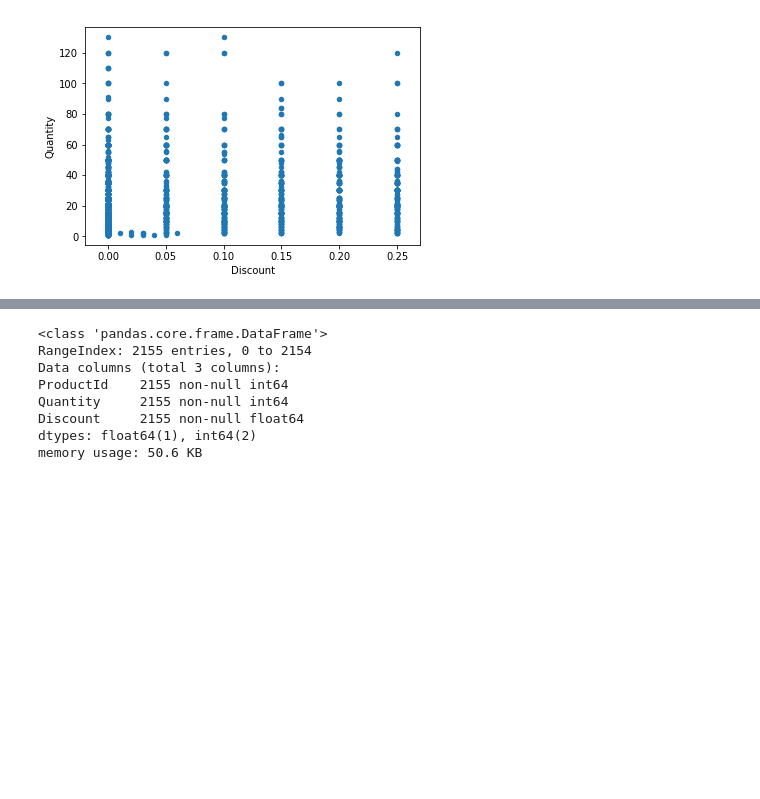
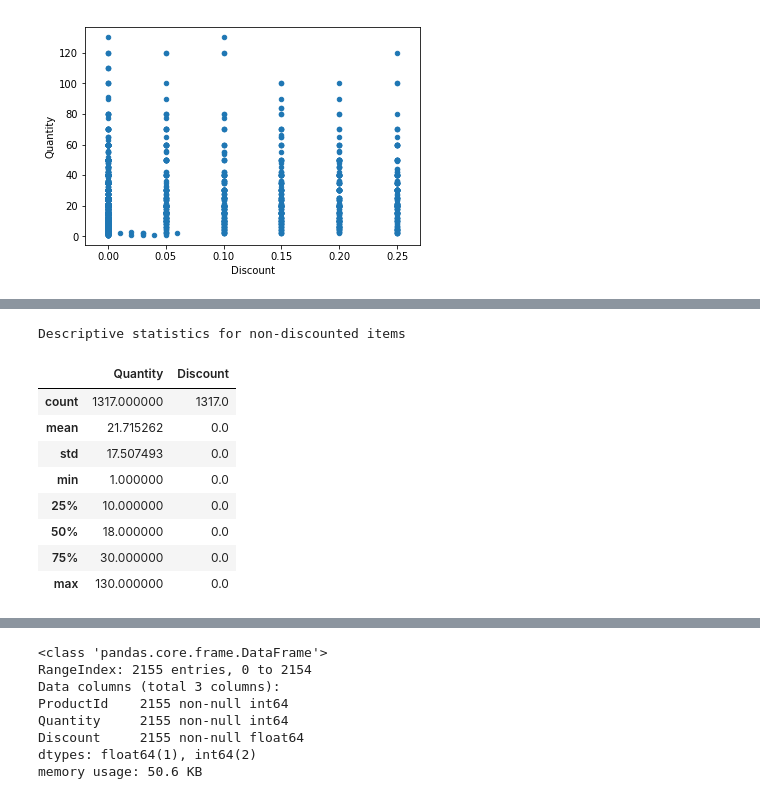
Before and after one commit to naquech-DS/dsc-2-final-project-online-ds-ft-112618, a Jupyter notebook: student.ipynb, the cells around one changed output, grey strips where cells are left out. Saved outputs shown, nothing was run; the diff lists cells and outputs as text; code cells hidden in the pictures; blank space fills up the shorter version.

```diff
--- a/student.ipynb
+++ b/student.ipynb
@@ -221,0 +263,16 @@ At a first look it doesn't seem that dicounts affect the quantity of products or
+# %%
+print('Descriptive statistics for non-discounted items')
+df_NoDiscount.describe()
+
+#mean 21.72
+# %% [output]
+Descriptive statistics for non-discounted items
+|  | Quantity | Discount |
+| count | 1317.000000 | 1317.0 |
+| mean | 21.715262 | 0.0 |
+| std | 17.507493 | 0.0 |
+| min | 1.000000 | 0.0 |
+| 25% | 10.000000 | 0.0 |
+| 50% | 18.000000 | 0.0 |
+| 75% | 30.000000 | 0.0 |
+| max | 130.000000 | 0.0 |
```
Also changed, not shown: parts of 27 cells of this notebook.
